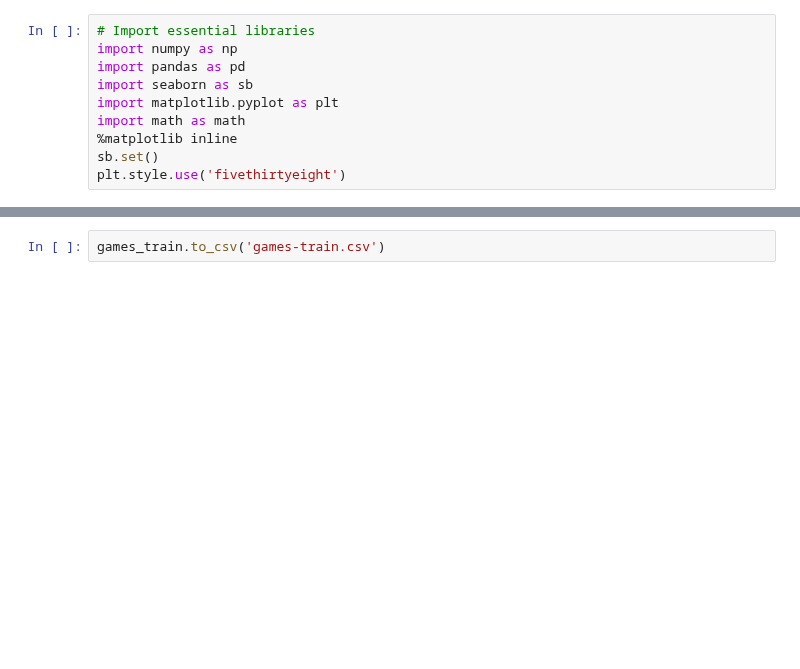
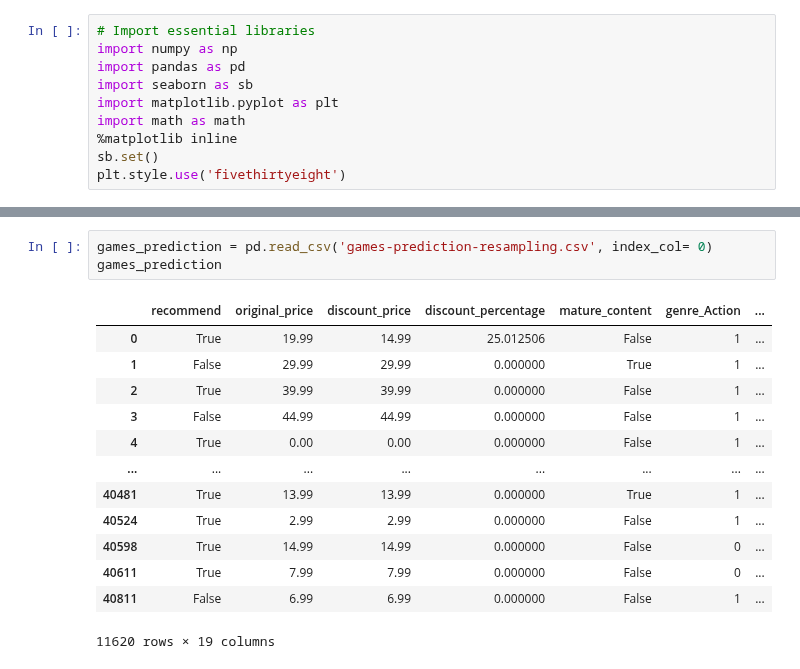
Before and after one commit to Pante/SC1015-Project, a Jupyter notebook: Data Resampling.ipynb, the cells around one changed output, grey strips where cells are left out. Cells and saved outputs as stored; diff of their text form; blank space fills up the shorter version.

```diff
--- a/Data Resampling.ipynb
+++ b/Data Resampling.ipynb
@@ -322,2 +11,17 @@ games_train
-# %%
-games_train.to_csv('games-train.csv')
+# %%
+games_prediction = pd.read_csv('games-prediction-resampling.csv', index_col= 0)
+games_prediction
+# %% [output]
+|  | recommend | original_price | discount_price | discount_percentage | mature_content | genre_Action | ... |
+| 0 | True | 19.99 | 14.99 | 25.012506 | False | 1 | ... |
+| 1 | False | 29.99 | 29.99 | 0.000000 | True | 1 | ... |
+| 2 | True | 39.99 | 39.99 | 0.000000 | False | 1 | ... |
+| 3 | False | 44.99 | 44.99 | 0.000000 | False | 1 | ... |
+| 4 | True | 0.00 | 0.00 | 0.000000 | False | 1 | ... |
+| ... | ... | ... | ... | ... | ... | ... | ... |
+| 40481 | True | 13.99 | 13.99 | 0.000000 | True | 1 | ... |
+| 40524 | True | 2.99 | 2.99 | 0.000000 | False | 1 | ... |
+| 40598 | True | 14.99 | 14.99 | 0.000000 | False | 0 | ... |
+| 40611 | True | 7.99 | 7.99 | 0.000000 | False | 0 | ... |
+| 40811 | False | 6.99 | 6.99 | 0.000000 | False | 1 | ... |
+11620 rows × 19 columns
```
Also changed, not shown: parts of 39 cells of this notebook, 1 other file.
